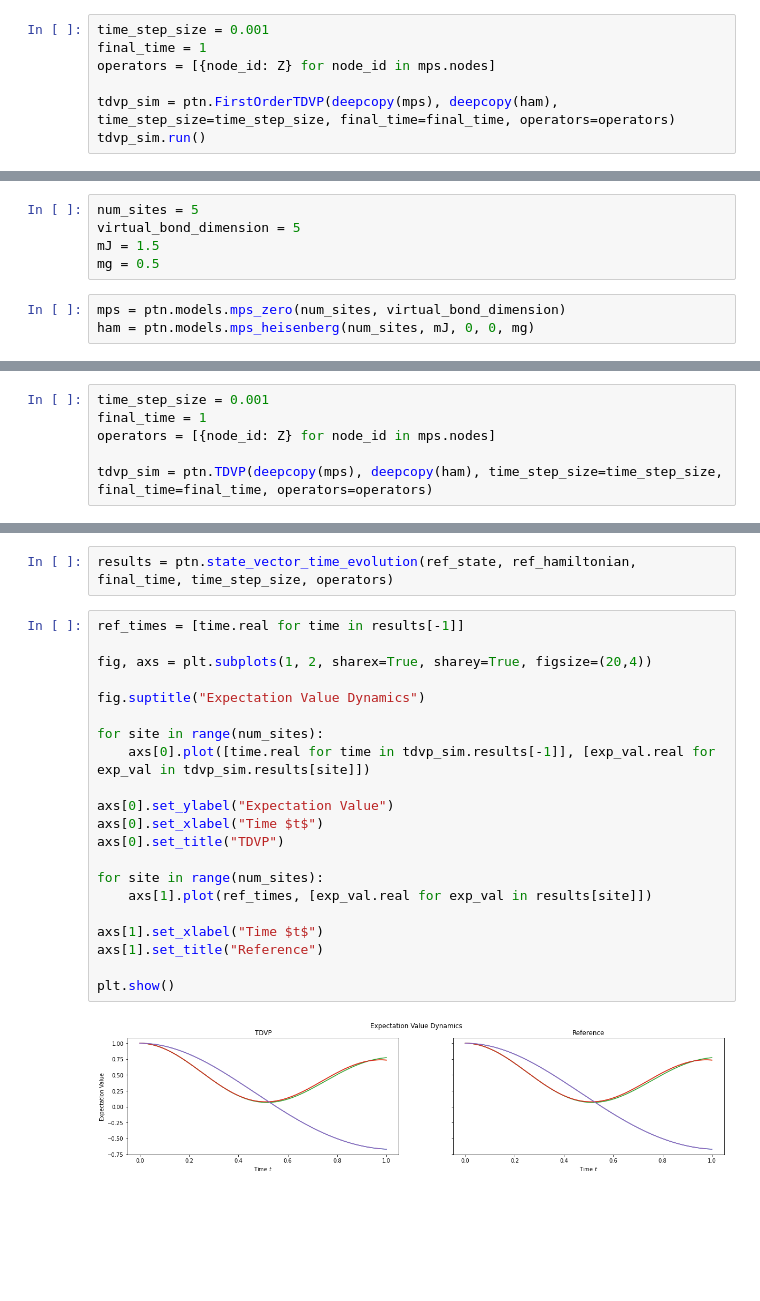
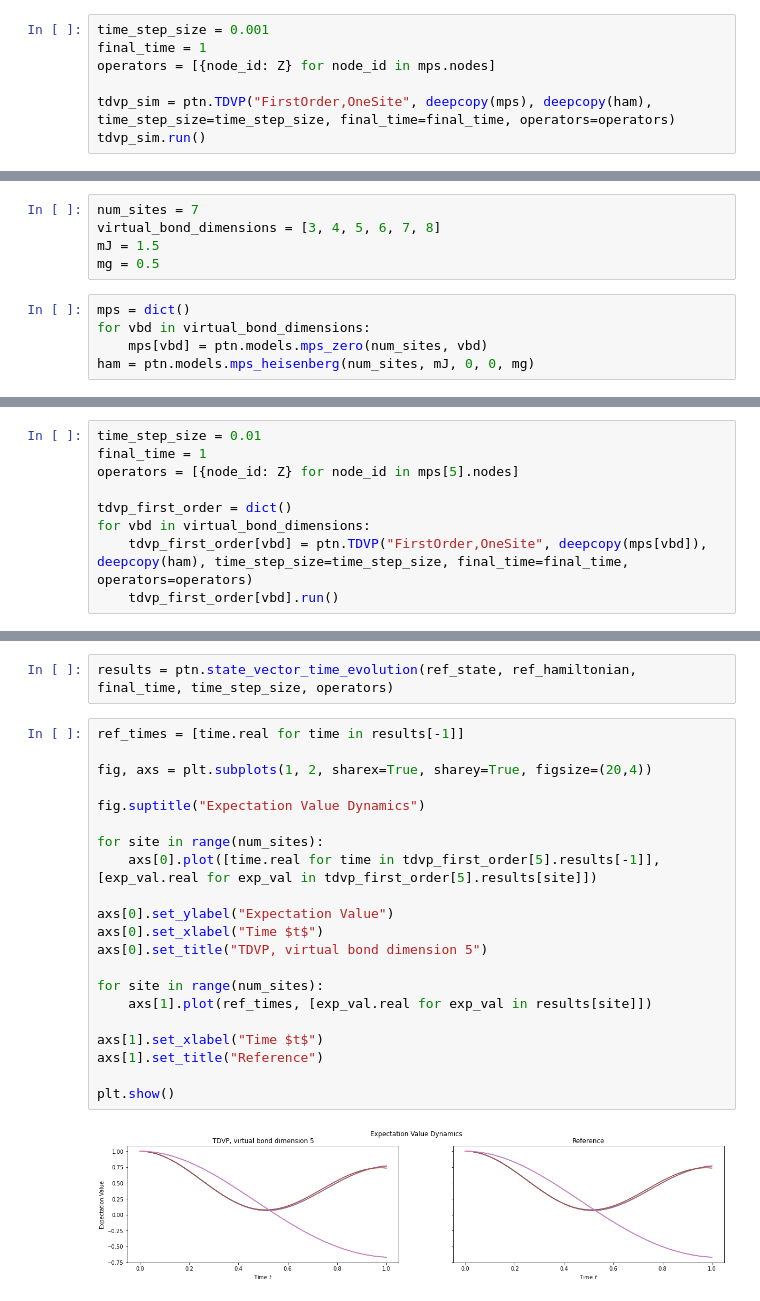
Before and after one commit to Drachier/PyTreeNet, a Jupyter notebook: example_notebooks/tdvp_demo_large.ipynb, the cells around one changed output, grey strips where cells are left out. Drawn from its saved outputs; the diff is of its cells as text; blank space fills up the shorter version.

```diff
--- a/example_notebooks/tdvp_demo_large.ipynb
+++ b/example_notebooks/tdvp_demo_large.ipynb
@@ -145,6 +143,6 @@ time_step_size = 0.001
 final_time = 1
 operators = [{node_id: Z} for node_id in mps.nodes]
 
-tdvp_sim = ptn.FirstOrderTDVP(deepcopy(mps), deepcopy(ham), time_step_size=time_step_size, final_time=final_time, operators=operators)
+tdvp_sim = ptn.TDVP("FirstOrder,OneSite", deepcopy(mps), deepcopy(ham), time_step_size=time_step_size, final_time=final_time, operators=operators)
 tdvp_sim.run()
 # %% [markdown]
@@ -234,9 +232,11 @@ $\ket{\psi} = \ket{0}$
 # %%
-num_sites = 5
-virtual_bond_dimension = 5
+num_sites = 7
+virtual_bond_dimensions = [3, 4, 5, 6, 7, 8]
 mJ = 1.5
 mg = 0.5
 # %%
-mps = ptn.models.mps_zero(num_sites, virtual_bond_dimension)
+mps = dict()
+for vbd in virtual_bond_dimensions:
+    mps[vbd] = ptn.models.mps_zero(num_sites, vbd)
 ham = ptn.models.mps_heisenberg(num_sites, mJ, 0, 0, mg)
 # %%
@@ -253,7 +252,10 @@ MPO site shapes: {'site0': (3, 2, 2), 'site1': (3, 3, 2, 2), 'site2': (3, 3, 2,
 Run TDVP simulation for 1 with time step size of 0.001
 # %%
-time_step_size = 0.001
+time_step_size = 0.01
 final_time = 1
-operators = [{node_id: Z} for node_id in mps.nodes]
+operators = [{node_id: Z} for node_id in mps[5].nodes]
 
-tdvp_sim = ptn.TDVP(deepcopy(mps), deepcopy(ham), time_step_size=time_step_size, final_time=final_time, operators=operators)
+tdvp_first_order = dict()
+for vbd in virtual_bond_dimensions:
+    tdvp_first_order[vbd] = ptn.TDVP("FirstOrder,OneSite", deepcopy(mps[vbd]), deepcopy(ham), time_step_size=time_step_size, final_time=final_time, operators=operators)
+    tdvp_first_order[vbd].run()
@@ -311,24 +309,24 @@ results = ptn.state_vector_time_evolution(ref_state, ref_hamiltonian, final_time
 # %%
 ref_times = [time.real for time in results[-1]]
 
 fig, axs = plt.subplots(1, 2, sharex=True, sharey=True, figsize=(20,4))
 
 fig.suptitle("Expectation Value Dynamics")
 
 for site in range(num_sites):
-    axs[0].plot([time.real for time in tdvp_sim.results[-1]], [exp_val.real for exp_val in tdvp_sim.results[site]])
+    axs[0].plot([time.real for time in tdvp_first_order[5].results[-1]], [exp_val.real for exp_val in tdvp_first_order[5].results[site]])
 
 axs[0].set_ylabel("Expectation Value")
 axs[0].set_xlabel("Time $t$")
-axs[0].set_title("TDVP")
+axs[0].set_title("TDVP, virtual bond dimension 5")
 
 for site in range(num_sites):
     axs[1].plot(ref_times, [exp_val.real for exp_val in results[site]])
 
 axs[1].set_xlabel("Time $t$")
 axs[1].set_title("Reference")
 
 plt.show()
 # %% [output]
-[figure, old version]
+[figure, new version]
 # %% [markdown]
```
Also changed, not shown: parts of 26 cells of this notebook, 2 other files.
